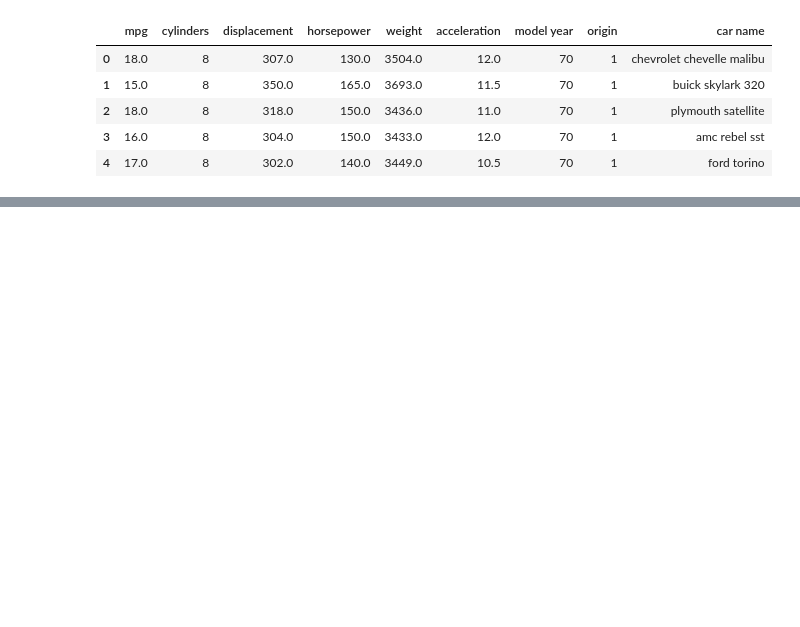
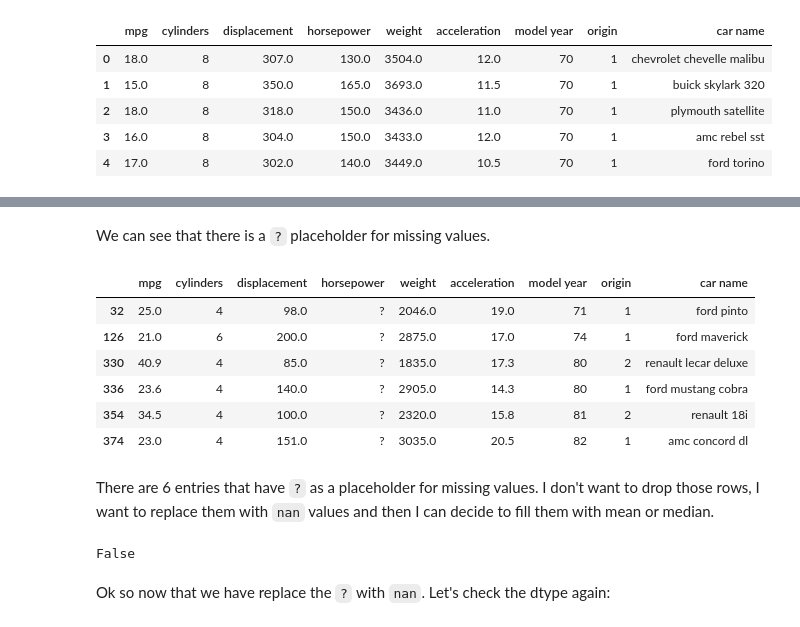
Before and after one commit to Chau-Ngoc/auto-mpg, a Jupyter notebook: auto_mpg_prediction.ipynb, the cells around one changed output, grey strips where cells are left out. Cells and saved outputs as stored; diff of their text form; code cells hidden in the pictures; blank space fills up the shorter version.

```diff
--- a/auto_mpg_prediction.ipynb
+++ b/auto_mpg_prediction.ipynb
@@ -24,0 +96,14 @@ df_vehicles.head()
+# %% [markdown]
+We can see that there is a `?` placeholder for missing values.
+# %%
+df_vehicles[df_vehicles['horsepower'] == '?']
+# %% [output]
+|  | mpg | cylinders | displacement | horsepower | weight | acceleration | model year | origin | car name |
+| 32 | 25.0 | 4 | 98.0 | ? | 2046.0 | 19.0 | 71 | 1 | ford pinto |
+| 126 | 21.0 | 6 | 200.0 | ? | 2875.0 | 17.0 | 74 | 1 | ford maverick |
+| 330 | 40.9 | 4 | 85.0 | ? | 1835.0 | 17.3 | 80 | 2 | renault lecar deluxe |
+| 336 | 23.6 | 4 | 140.0 | ? | 2905.0 | 14.3 | 80 | 1 | ford mustang cobra |
+| 354 | 34.5 | 4 | 100.0 | ? | 2320.0 | 15.8 | 81 | 2 | renault 18i |
+| 374 | 23.0 | 4 | 151.0 | ? | 3035.0 | 20.5 | 82 | 1 | amc concord dl |
+# %% [markdown]
+There are 6 entries that have `?` as a placeholder for missing values. I don't want to drop those rows, I want to replace them with `nan` values and then I can decide to fill them with mean or median.
@@ -24,0 +112,6 @@ df_vehicles.head()
+# %%
+print('?' in df_vehicles['horsepower'])
+# %% [output]
+False
+# %% [markdown]
+Ok so now that we have replace the `?` with `nan`. Let's check the dtype again:
```
Also changed, not shown: parts of 21 cells of this notebook.
